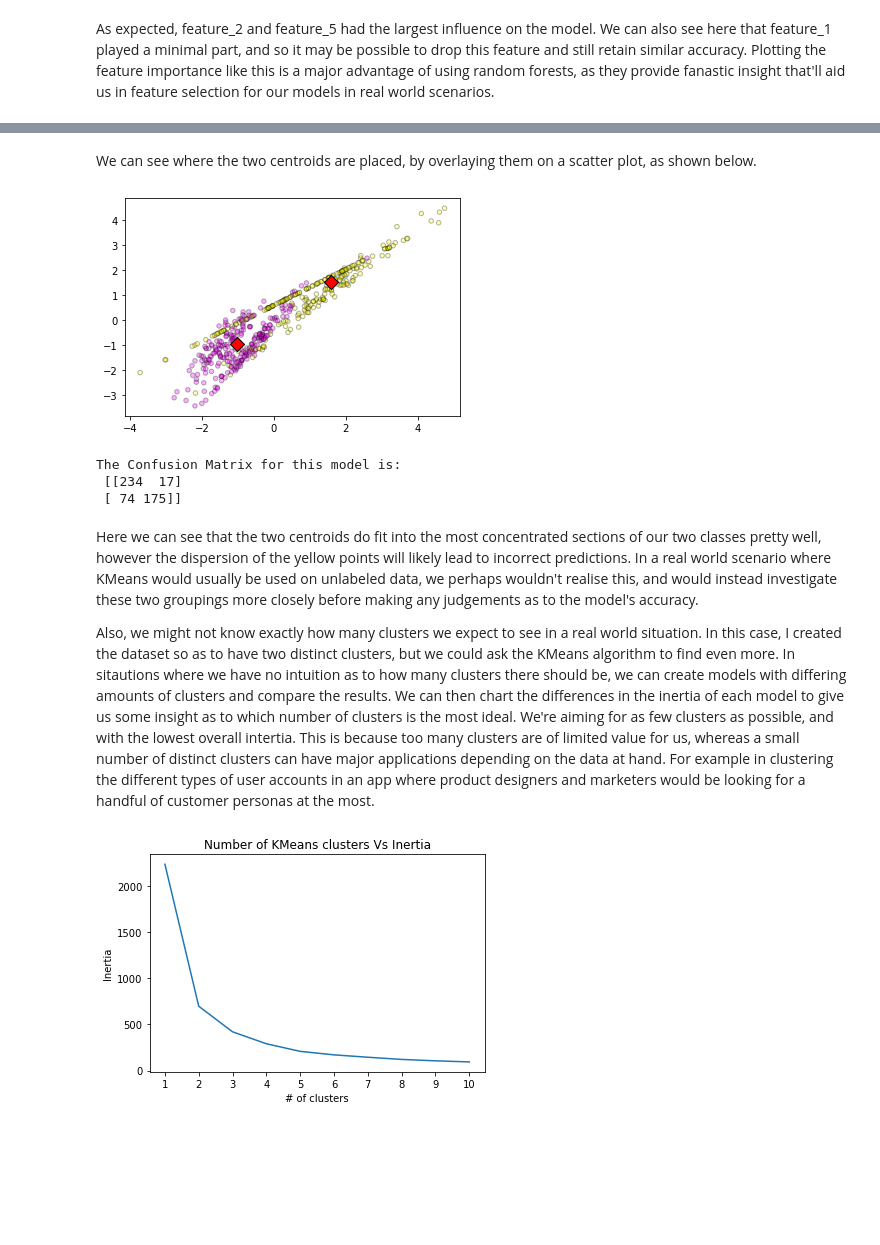
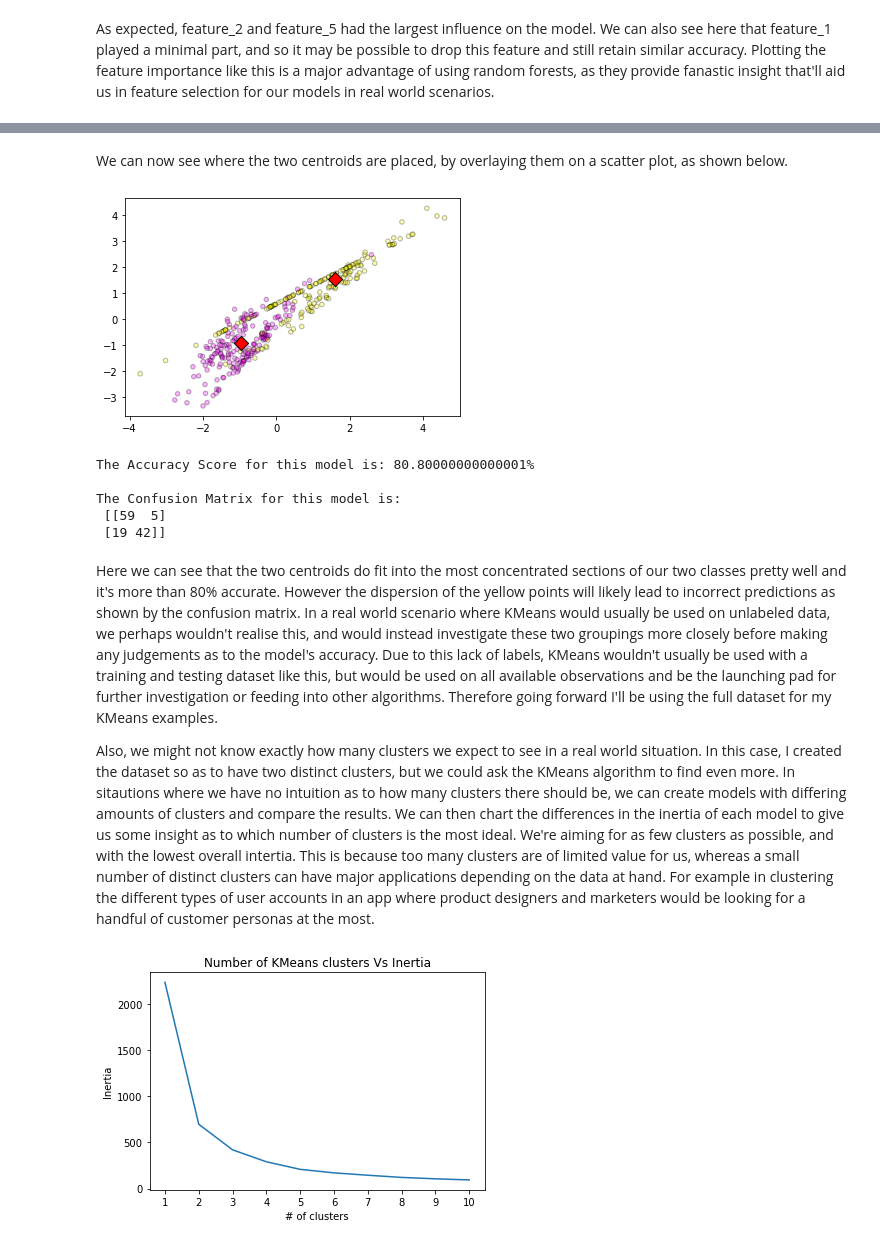
Before and after one commit to OtherBrian/machine-learning, a Jupyter notebook: scikit-learn.ipynb, the cells around one changed output, grey strips where cells are left out. Drawn from its saved outputs; the diff is of its cells as text; code cells hidden in the pictures; blank space fills up the shorter version.

Commit message:
Added more details to KMeans write up.

```diff
--- a/scikit-learn.ipynb
+++ b/scikit-learn.ipynb
@@ -886,34 +890,44 @@ https://scikit-learn.org/stable/modules/clustering.html#k-means<br>
 # %%
 from sklearn.cluster import KMeans
 
+# Instantiating a KMeans model with 2 clusters.
 kmeans = KMeans(n_clusters = 2, random_state = 0)
-kmeans_predictions = kmeans.fit_predict(X[['feature_2','feature_5']]);
+
+# Fitting the model to our training data
+kmeans.fit(X_train_2d);
+
+# Generating predictions for new observations.
+kmeans_predictions = kmeans.predict(X_test_2d)
 # %% [markdown]
-We can see where the two centroids are placed, by overlaying them on a scatter plot, as shown below.
+We can now see where the two centroids are placed, by overlaying them on a scatter plot, as shown below.
 # %%
 # Make a scatter plot of xs and ys, using labels to define the colors
-plt.scatter(X['feature_2'], X['feature_5'], cmap=plt.cm.spring, c=y_plotting, s=20, edgecolors='k', alpha=0.3)
+plt.scatter(X_train['feature_2'], X_train['feature_5'], cmap=plt.cm.spring, c=y_train.values.ravel(), s=20, edgecolors='k', alpha=0.3)
 
 # Assign the cluster centers: centroids
 centroids = kmeans.cluster_centers_
 
 # Assign the columns of centroids: centroids_x, centroids_y
 centroids_x = centroids[:,0]
 centroids_y = centroids[:,1]
 
 # Make a scatter plot of centroids_x and centroids_y
 plt.scatter(centroids_x, centroids_y, marker = 'D', s=100, edgecolors='k', color = 'red')
 plt.show()
 # %% [output]
-[figure, old version]
+[figure, new version]
 # %%
-print("\nThe Confusion Matrix for this model is:\n",sklearn.metrics.confusion_matrix(y, kmeans_predictions))
+print(f"\nThe Accuracy Score for this model is: { accuracy_score(y_test, kmeans_predictions) * 100.0}%")
+
+print("\nThe Confusion Matrix for this model is:\n",confusion_matrix(y_test, kmeans_predictions))
 # %% [output]
+The Accuracy Score for this model is: 80.80000000000001%
+
 The Confusion Matrix for this model is:
- [[234  17]
- [ 74 175]]
+ [[59  5]
+ [19 42]]
 # %% [markdown]
-Here we can see that the two centroids do fit into the most concentrated sections of our two classes pretty well, however the dispersion of the yellow points will likely lead to incorrect predictions. In a real world scenario where KMeans would usually be used on unlabeled data, we perhaps wouldn't realise this, and would instead investigate these two groupings more closely before making any judgements as to the model's accuracy.
+Here we can see that the two centroids do fit into the most concentrated sections of our two classes pretty well and it's more than 80% accurate. However the dispersion of the yellow points will likely lead to incorrect predictions as shown by the confusion matrix. In a real world scenario where KMeans would usually be used on unlabeled data, we perhaps wouldn't realise this, and would instead investigate these two groupings more closely before making any judgements as to the model's accuracy. Due to this lack of labels, KMeans wouldn't usually be used with a training and testing dataset like this, but would be used on all available observations and be the launching pad for further investigation or feeding into other algorithms. Therefore going forward I'll be using the full dataset for my KMeans examples.
 
 Also, we might not know exactly how many clusters we expect to see in a real world situation. In this case, I created the dataset so as to have two distinct clusters, but we could ask the KMeans algorithm to find even more. In sitautions where we have no intuition as to how many clusters there should be, we can create models with differing amounts of clusters and compare the results. We can then chart the differences in the inertia of each model to give us some insight as to which number of clusters is the most ideal. We're aiming for as few clusters as possible, and with the lowest overall intertia. This is because too many clusters are of limited value for us, whereas a small number of distinct clusters can have major applications depending on the data at hand. For example in clustering the different types of user accounts in an app where product designers and marketers would be looking for a handful of customer personas at the most.
 # %%
```
Also changed, not shown: parts of 9 cells of this notebook.
